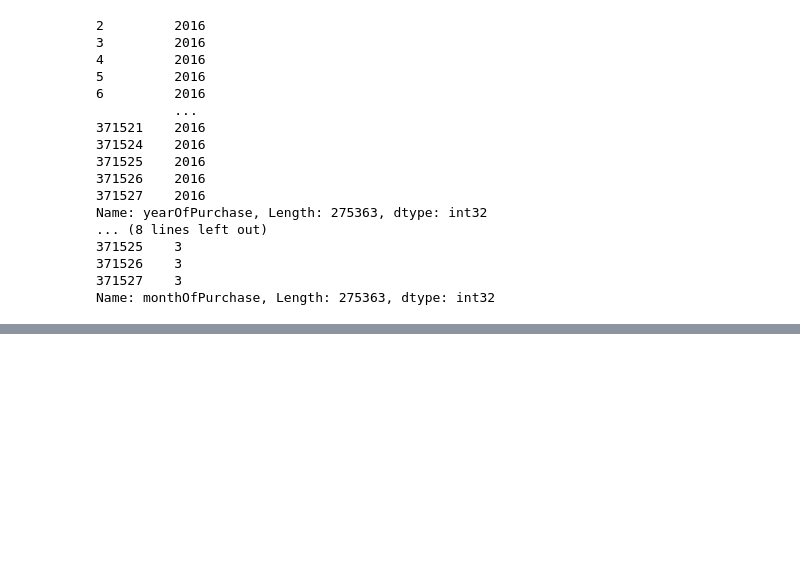
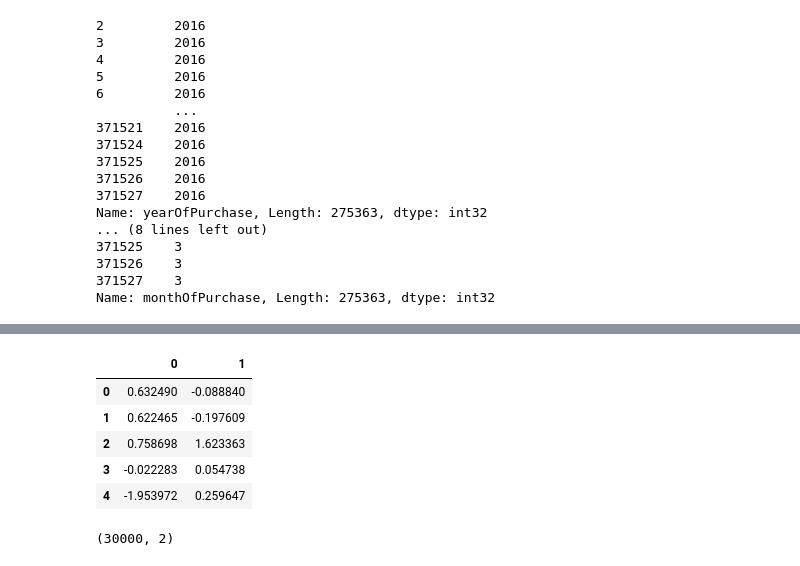
Before and after one commit to andreabesa/Proyecto-Concesionario, a Jupyter notebook: notebook.ipynb, the cells around one changed output, grey strips where cells are left out. Saved outputs shown, nothing was run; the diff lists cells and outputs as text; code cells hidden in the pictures; blank space fills up the shorter version.

```diff
--- a/notebook.ipynb
+++ b/notebook.ipynb
@@ -715,0 +796,19 @@ NameError: name 'X_scaled' is not defined
+# %%
+from sklearn.decomposition import PCA
+
+k = 2
+W = eigenvectors[:, :k]   # forma (4, 2)
+X_pca = X_scaled @ W       # forma (100, 2)
+
+print("Forma original:", X_scaled.shape)
+print("Forma reducida:", X_pca.shape)
+print("Varianza conservada:", ratio[:k].sum().round(3))
+
+# Comparación con sklearn
+
+pca = PCA(n_components=2)
+X_pca_sklearn = pca.fit_transform(X_scaled)
+
+# Pueden diferir en signo (ambos válidos), pero magnitudes idénticas
+print("\nDiferencia con sklearn:",
+      np.abs(np.abs(X_pca) - np.abs(X_pca_sklearn)).max())
@@ -715,0 +973,14 @@ NameError: name 'X_scaled' is not defined
+# %%
+pca_df = pd.DataFrame(X_pca)
+pca_df.head()
+# %% [output]
+|  | 0 | 1 |
+| 0 | 0.632490 | -0.088840 |
+| 1 | 0.622465 | -0.197609 |
+| 2 | 0.758698 | 1.623363 |
+| 3 | -0.022283 | 0.054738 |
+| 4 | -1.953972 | 0.259647 |
+# %%
+pca_df.shape
+# %% [output]
+(30000, 2)
```
Also changed, not shown: parts of 21 cells of this notebook.
